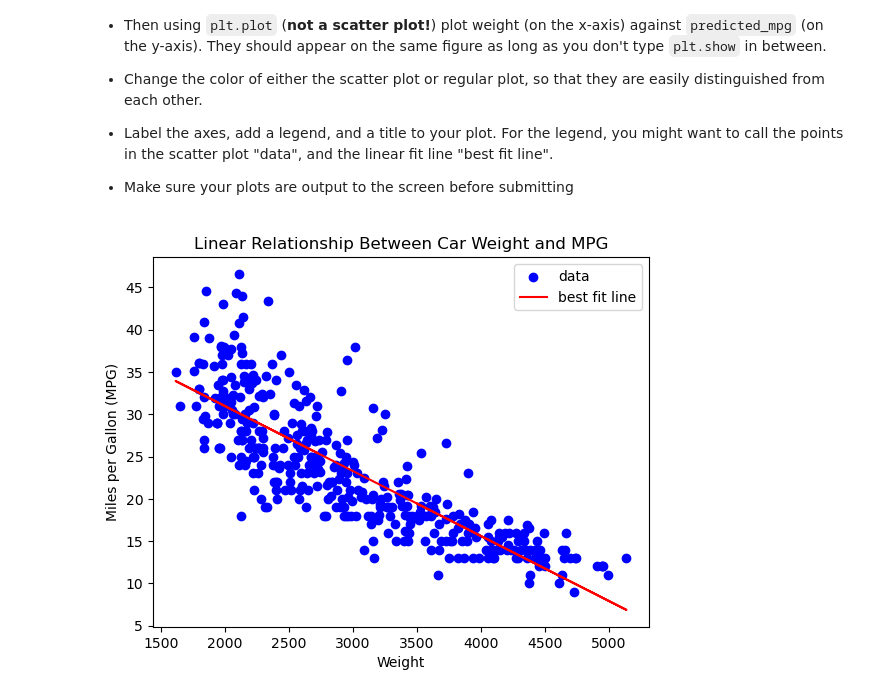
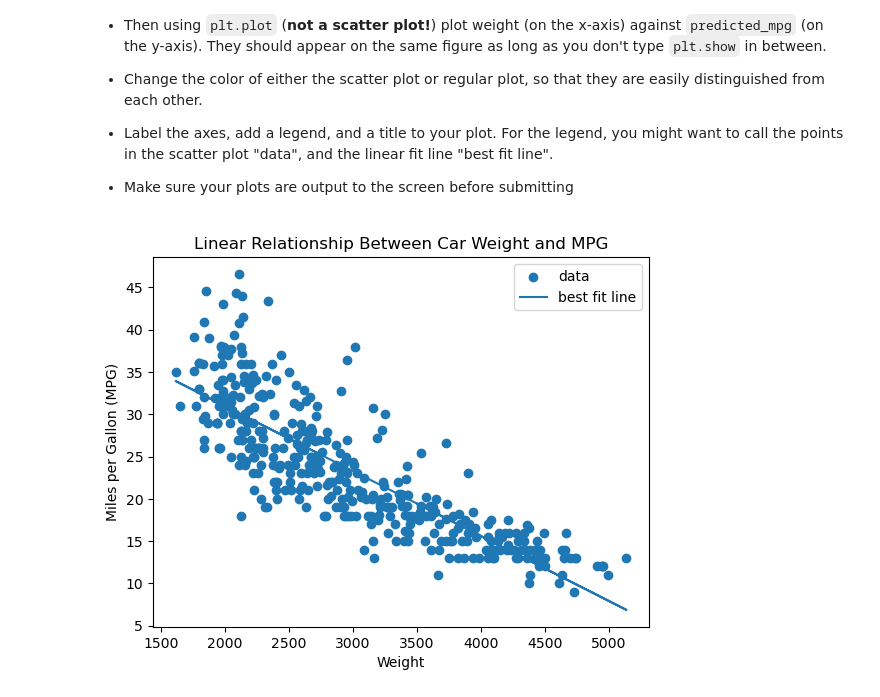
Before and after one commit to hlo437/qtm151fall2025, a Jupyter notebook: Assignments/assignment_7/assignment7 copy.ipynb, the cells around one changed output. Saved outputs shown, nothing was run; the diff lists cells and outputs as text; code cells hidden in the pictures.

```diff
--- a/Assignments/assignment_7/assignment7 copy.ipynb
+++ b/Assignments/assignment_7/assignment7 copy.ipynb
@@ -201,19 +189,19 @@ $$\hat{m}_i = a\cdot w_i + b$$
 # %%
 model = smf.ols(formula="mpg ~ weight", data=df_features)
 coeffs = model.fit().params
 
 a = coeffs["weight"]
 b = coeffs["Intercept"]
 
 predicted_mpg = a * df_features["weight"] + b
 
-plt.scatter(df_features["weight"], df_features["mpg"], color="blue", label="data")
-plt.plot(df_features["weight"], predicted_mpg, color="red", label="best fit line")
+plt.scatter(df_features["weight"], df_features["mpg"], label="data")
+plt.plot(df_features["weight"], predicted_mpg, label="best fit line")
 
 plt.xlabel("Weight")
 plt.ylabel("Miles per Gallon (MPG)")
 plt.title("Linear Relationship Between Car Weight and MPG")
 plt.legend()
 plt.show()
 # %% [output]
-[figure, old version]
+[figure, new version]
```
Also changed, not shown: parts of 4 cells of this notebook.
